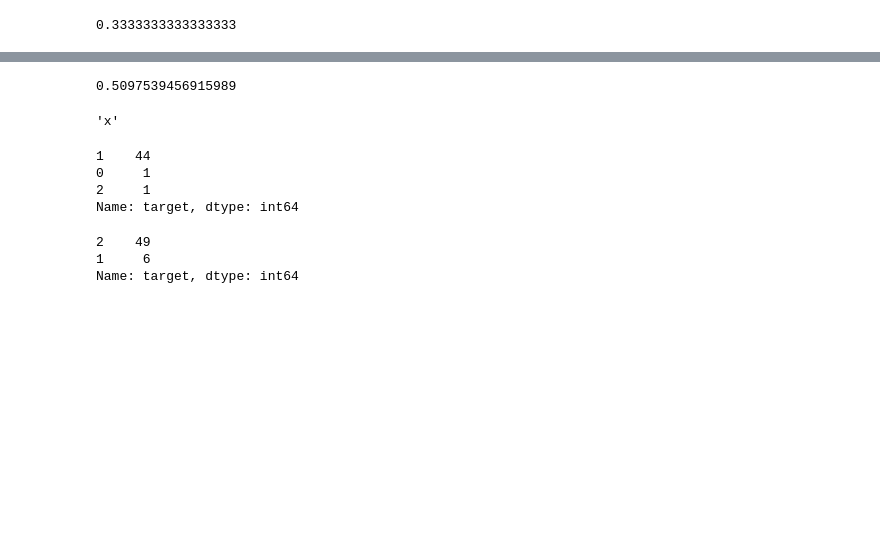
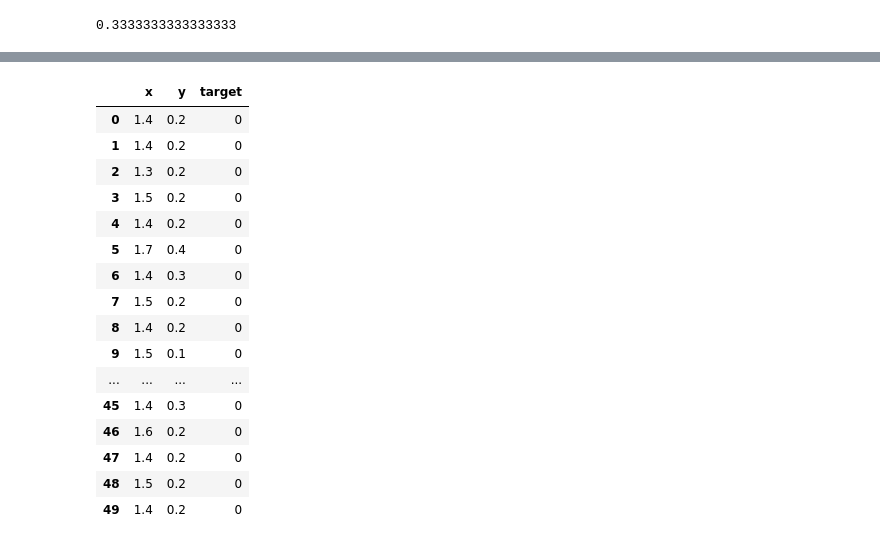
Before and after one commit to corechika/decision_tree_python, a Jupyter notebook: classifier.ipynb, the cells around one changed output, grey strips where cells are left out. Drawn from its saved outputs; the diff is of its cells as text; code cells hidden in the pictures; blank space fills up the shorter version.

Commit message:
add recursion method

```diff
--- a/classifier.ipynb
+++ b/classifier.ipynb
@@ -118,6 +135,14 @@ gini_score(2.0, data['x'].values, data['target'].values)
 # %%
-from scipy.optimize import minimize
+def optimize_threshold(features, target):
+    min_gini = 1000
+    for dimension in range(features.shape[1]):
+        init_threshold = np.mean(features)
+        res = minimize(gini_score, init_threshold, args=(features[:, dimension], target), method='Nelder-Mead')
+        if res.fun < min_gini:
+            best_threshold = res.x[0]
+            best_dim = dimension
+            min_gini = res.fun
+    return min_gini, best_threshold, best_dim
 
-threshold = 5
-res_x = minimize(gini_score, threshold, args=(data['x'].values, data['target'].values), method='Nelder-Mead')
+min_gini, best_threshold, best_dim = optimize_threshold(data[['x', 'y']].values, data['target'].values)
 # %%
@@ -173,4 +151,0 @@ res_y = minimize(gini_score, threshold, args=(intermediate['y'].values, intermed
-# %%
-res_y.fun
-# %% [output]
-0.5097539456915989
@@ -186,17 +152,20 @@ else:
-# %%
-dimension
-# %% [output]
-'x'
-# %%
-intermediate[intermediate[dimension]<=threshold_best]['target'].value_counts()
-# %% [output]
-1    44
-0     1
-2     1
-Name: target, dtype: int64
-# %%
-intermediate[intermediate[dimension]>threshold_best]['target'].value_counts()
-# %% [output]
-2    49
-1     6
-Name: target, dtype: int64
+# %%
+data[data.iloc[:, 0] <= best_threshold]
+# %% [output]
+|  | x | y | target |
+| 0 | 1.4 | 0.2 | 0 |
+| 1 | 1.4 | 0.2 | 0 |
+| 2 | 1.3 | 0.2 | 0 |
+| 3 | 1.5 | 0.2 | 0 |
+| 4 | 1.4 | 0.2 | 0 |
+| 5 | 1.7 | 0.4 | 0 |
+| 6 | 1.4 | 0.3 | 0 |
+| 7 | 1.5 | 0.2 | 0 |
+| 8 | 1.4 | 0.2 | 0 |
+| 9 | 1.5 | 0.1 | 0 |
+| ... | ... | ... | ... |
+| 45 | 1.4 | 0.3 | 0 |
+| 46 | 1.6 | 0.2 | 0 |
+| 47 | 1.4 | 0.2 | 0 |
+| 48 | 1.5 | 0.2 | 0 |
+| 49 | 1.4 | 0.2 | 0 |
```
Also changed, not shown: parts of 18 cells of this notebook.
